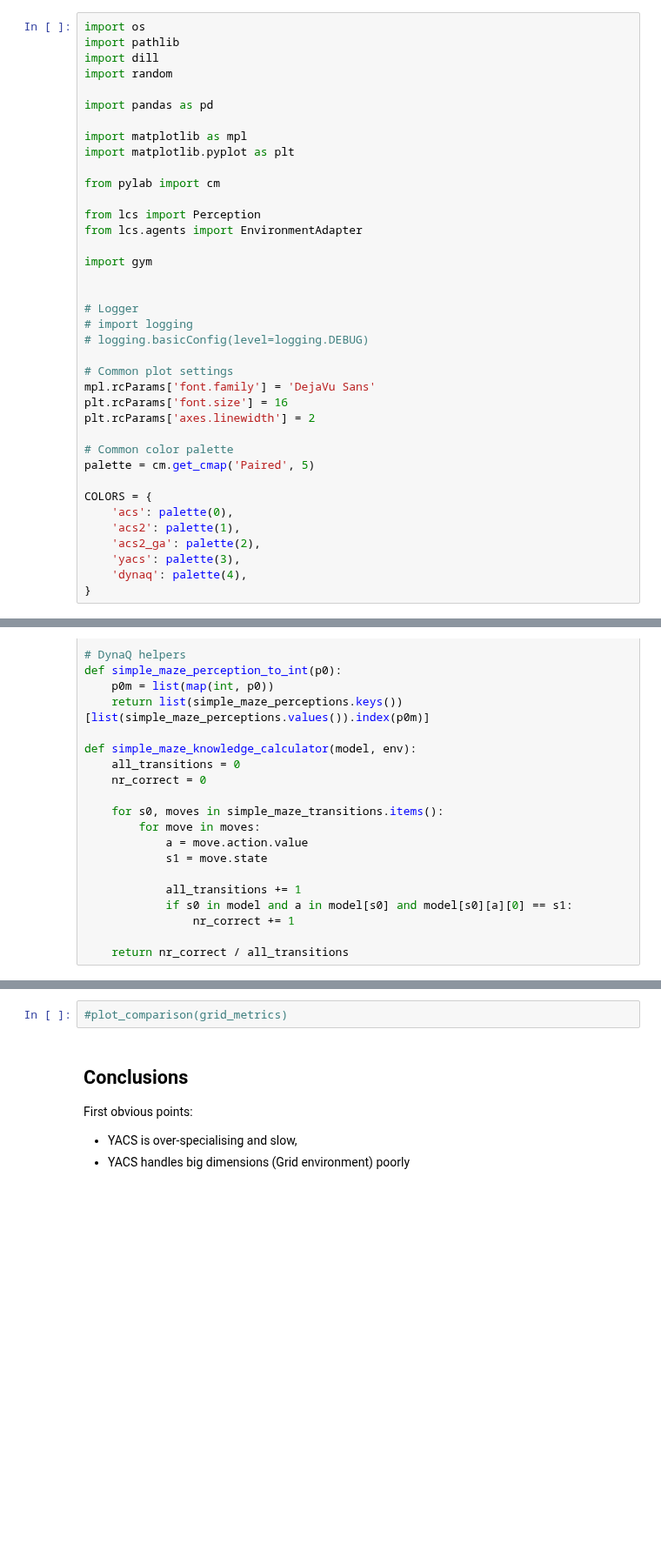
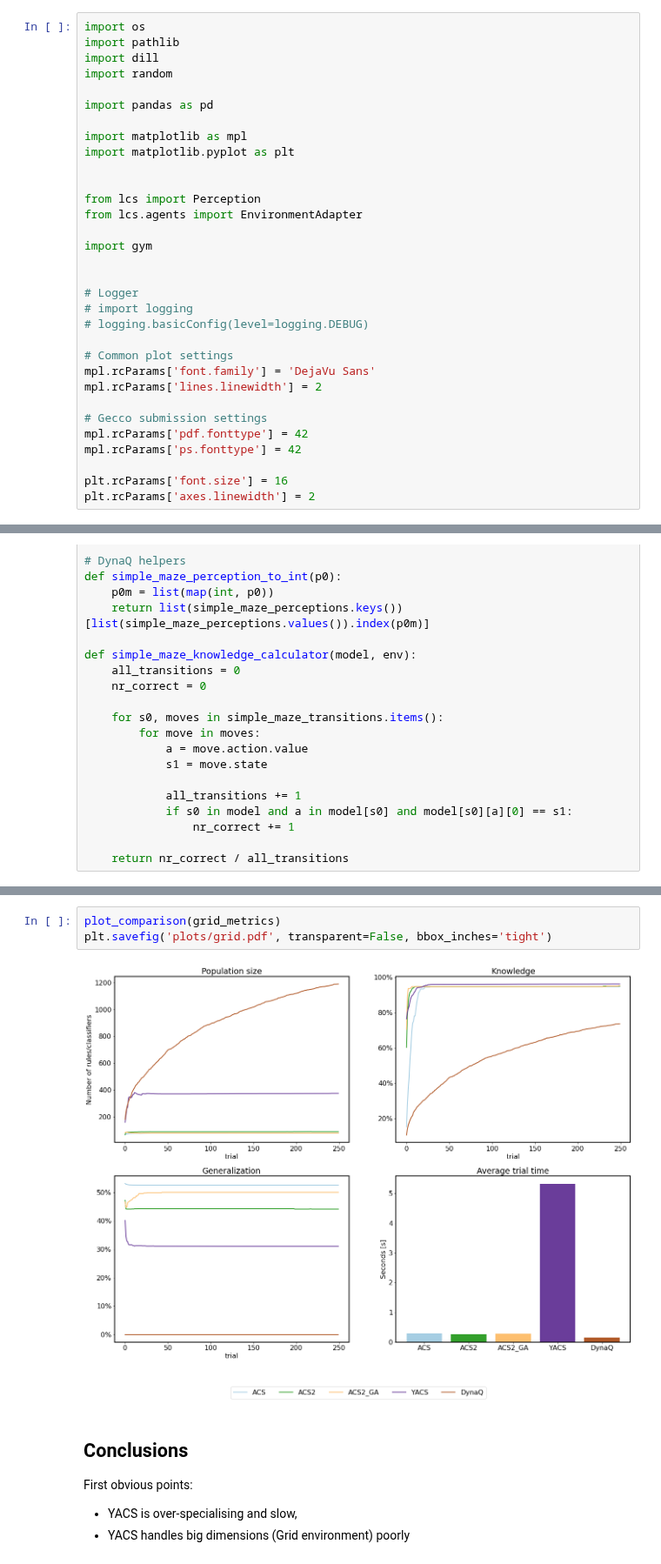
Before and after one commit to ParrotPrediction/pyalcs-experiments, a Jupyter notebook: alcs_comparison/Experiments.ipynb, the cells around one changed output, grey strips where cells are left out. Shown at 87% size. Drawn from its saved outputs; the diff is of its cells as text; blank space fills up the shorter version.

```diff
--- a/alcs_comparison/Experiments.ipynb
+++ b/alcs_comparison/Experiments.ipynb
@@ -20,7 +20,6 @@ import pandas as pd
 import matplotlib as mpl
 import matplotlib.pyplot as plt
 
-from pylab import cm
 
 from lcs import Perception
 from lcs.agents import EnvironmentAdapter
@@ -34,19 +33,14 @@ import gym
 
 # Common plot settings
 mpl.rcParams['font.family'] = 'DejaVu Sans'
+mpl.rcParams['lines.linewidth'] = 2
+
+# Gecco submission settings
+mpl.rcParams['pdf.fonttype'] = 42
+mpl.rcParams['ps.fonttype'] = 42
+
 plt.rcParams['font.size'] = 16
 plt.rcParams['axes.linewidth'] = 2
-
-# Common color palette
-palette = cm.get_cmap('Paired', 5)
-
-COLORS = {
-    'acs': palette(0),
-    'acs2': palette(1),
-    'acs2_ga': palette(2),
-    'yacs': palette(3),
-    'dynaq': palette(4),
-}
 # %%
 # Import common utils code
 %run utils/experiments.py
@@ -384,5 +407,8 @@ Wall time: 3.08 ms
-# %%
-#plot_comparison(grid_metrics)
+# %%
+plot_comparison(grid_metrics)
+plt.savefig('plots/grid.pdf', transparent=False, bbox_inches='tight')
+# %% [output]
+[figure, added]
 # %% [markdown]
 ## Conclusions
 
```
Also changed, not shown: parts of 10 cells of this notebook, 5 other files.
